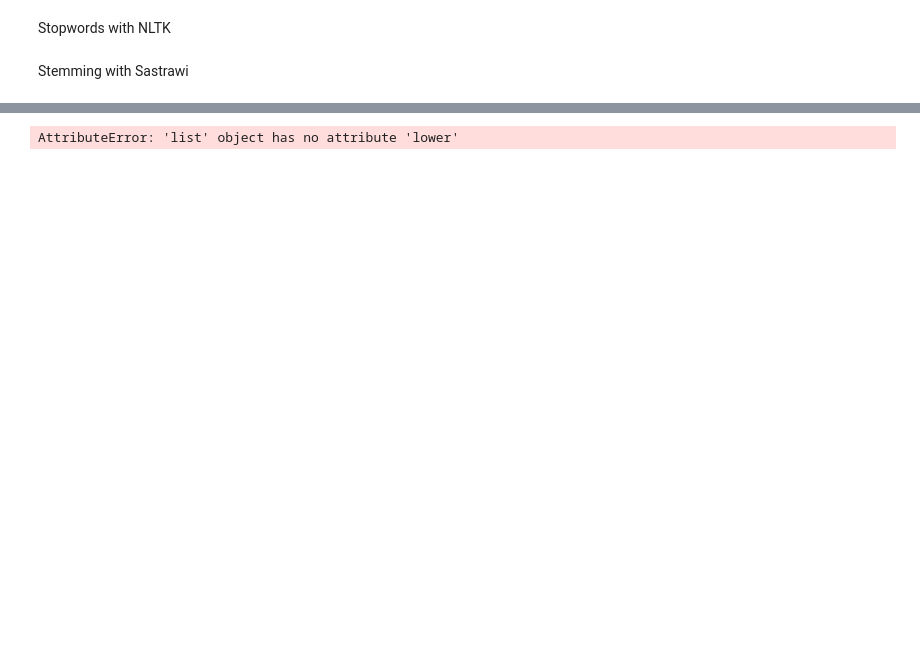
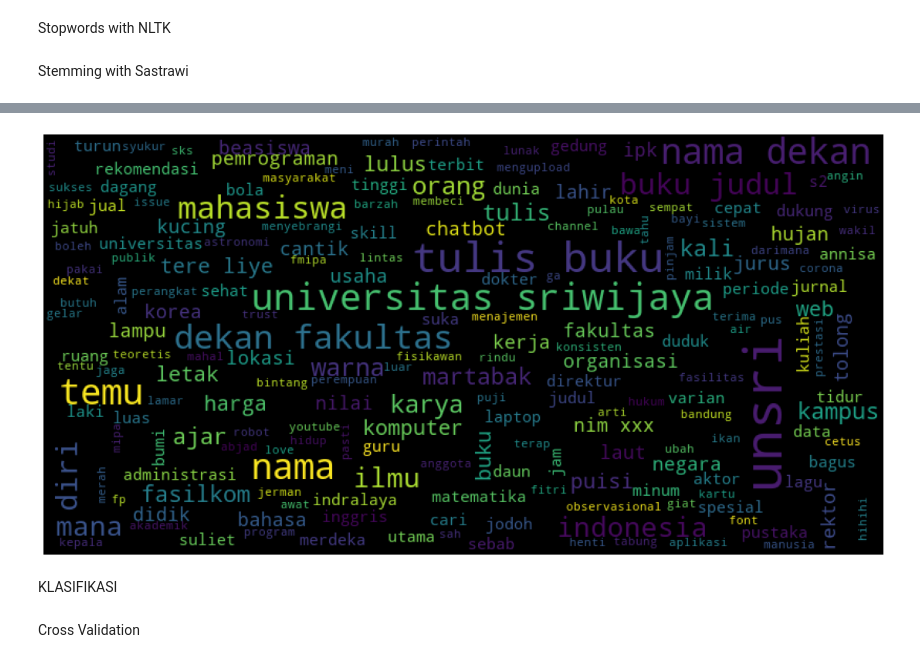
Before and after one commit to FebykAlekSatria/Detection_OOD, a Jupyter notebook: prepocessing.ipynb, the cells around one changed output, grey strips where cells are left out. Cells and saved outputs as stored; diff of their text form; code cells hidden in the pictures; blank space fills up the shorter version.

Commit message:
klasifikasi

```diff
--- a/prepocessing.ipynb
+++ b/prepocessing.ipynb
@@ -153,7 +149,13 @@ ValueError: malformed node or string: nan
+# %%
+# Display the generated image:
+plt.figure( figsize=(20,10) )
+plt.imshow(wordcloud_ood)
+plt.axis("off")
+plt.show()
+# %% [output]
+[figure, added]
+# %% [markdown]
+KLASIFIKASI
 # %%
 from sklearn.feature_extraction.text import TfidfVectorizer
 vectorizer_tfidf = TfidfVectorizer(max_features=500)
-X_tfidf = vectorizer_tfidf.fit_transform(df['Kalimat'])
-print(vectorizer_tfidf.get_feature_names())
-# %% [output]
-AttributeError: 'list' object has no attribute 'lower'
@@ -159,0 +168,2 @@ AttributeError: 'list' object has no attribute 'lower'
+# %% [markdown]
+Cross Validation
```
Also changed, not shown: parts of 21 cells of this notebook.
